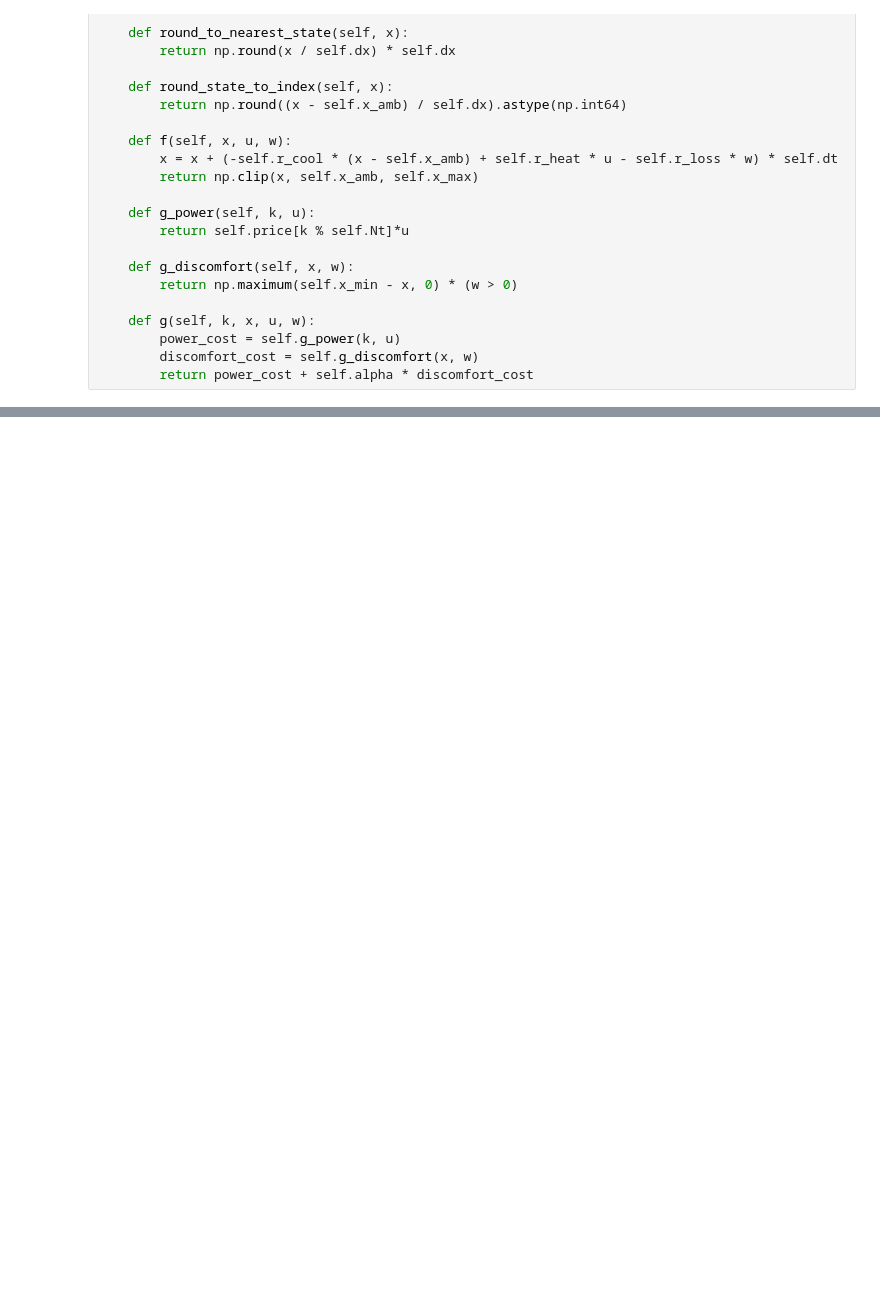
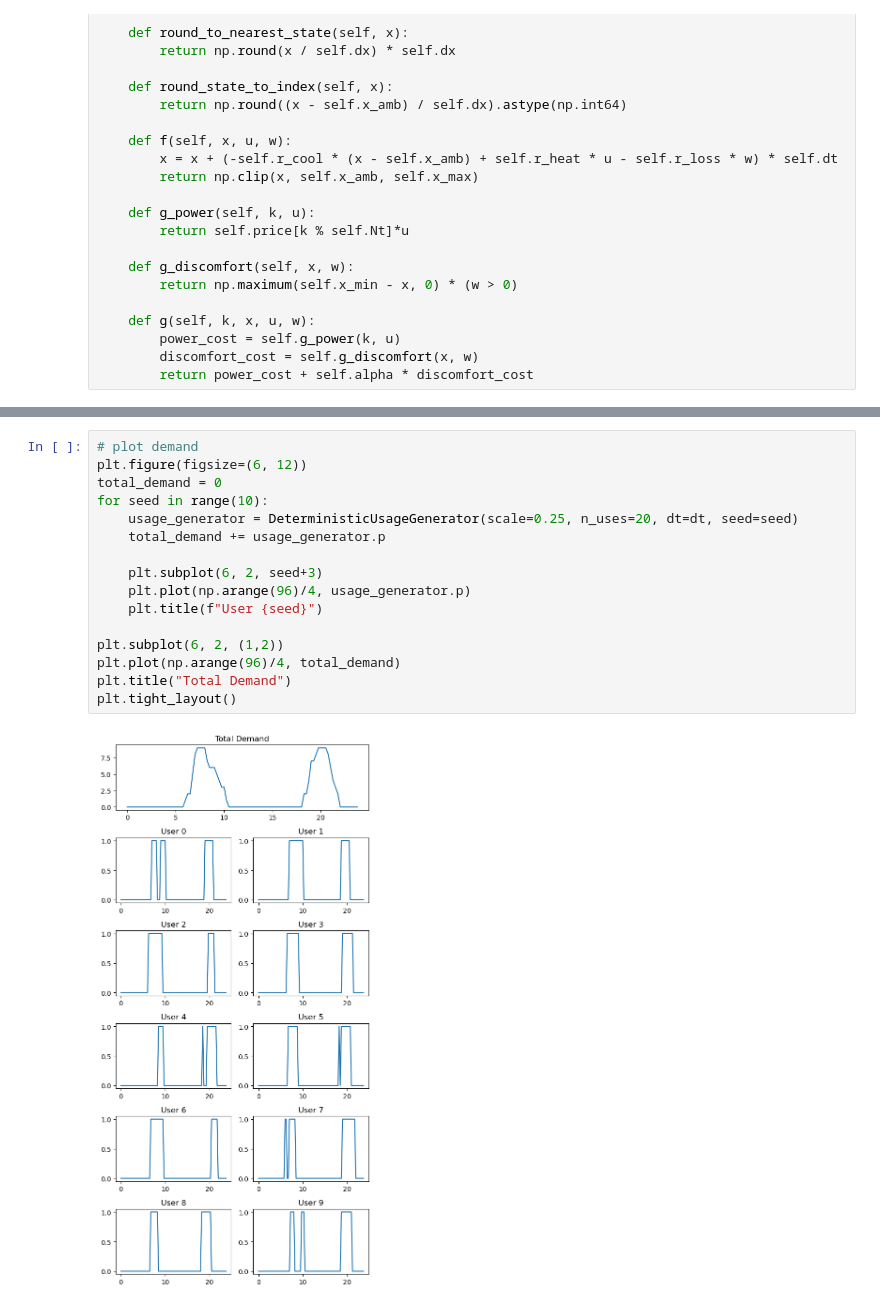
Before and after one commit to socially-optimal-energy/pscc-2024, a Jupyter notebook: deterministic_water_heater_example.ipynb, the cells around one changed output, grey strips where cells are left out. Saved outputs shown, nothing was run; the diff lists cells and outputs as text; blank space fills up the shorter version.

```diff
--- a/deterministic_water_heater_example.ipynb
+++ b/deterministic_water_heater_example.ipynb
@@ -226,0 +217,18 @@ Wall time: 20.7 µs
+# %%
+# plot demand
+plt.figure(figsize=(6, 12))
+total_demand = 0
+for seed in range(10):
+    usage_generator = DeterministicUsageGenerator(scale=0.25, n_uses=20, dt=dt, seed=seed)
+    total_demand += usage_generator.p
+
+    plt.subplot(6, 2, seed+3)
+    plt.plot(np.arange(96)/4, usage_generator.p)
+    plt.title(f"User {seed}")
+
+plt.subplot(6, 2, (1,2))
+plt.plot(np.arange(96)/4, total_demand)
+plt.title("Total Demand")
+plt.tight_layout()
+# %% [output]
+[figure, added]
```
Also changed, not shown: parts of 9 cells of this notebook, 1 other file.
